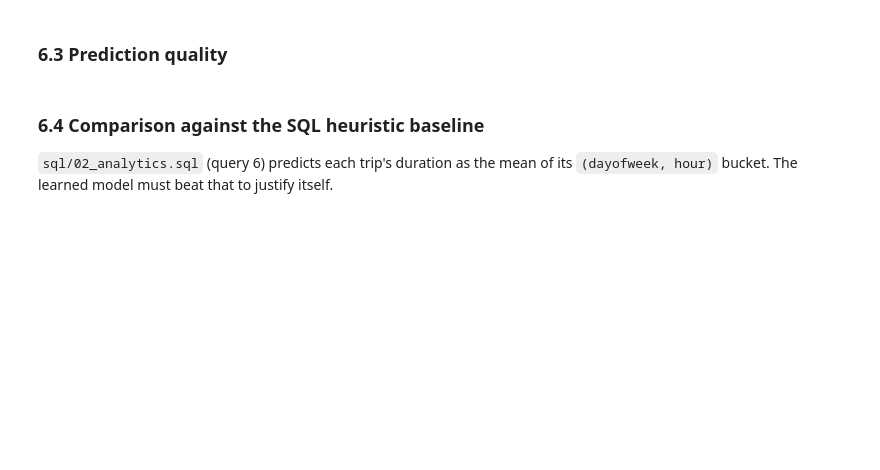
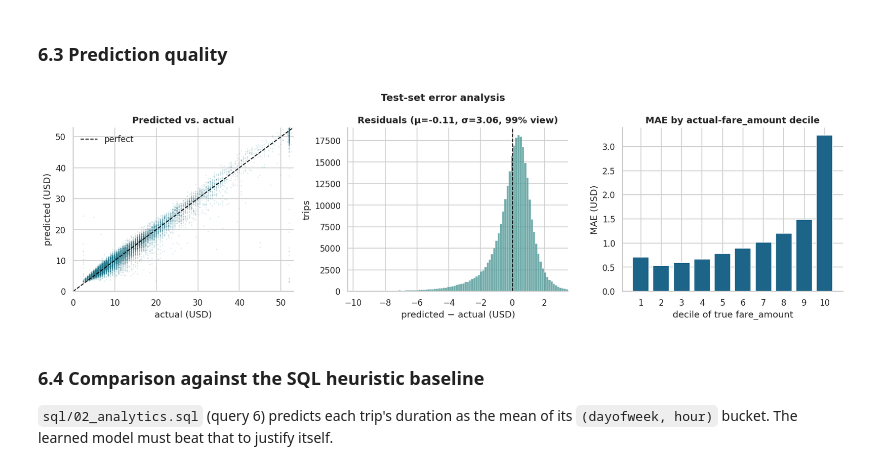
Before and after one commit to AndrewVynnytskyi/Nyc-taxi-trip, a Jupyter notebook: notebooks/01_baseline_training.ipynb, the cells around one changed output. Cells and saved outputs as stored; diff of their text form; code cells hidden in the pictures; blank space fills up the shorter version.

```diff
--- a/notebooks/01_baseline_training.ipynb
+++ b/notebooks/01_baseline_training.ipynb
@@ -233,34 +338,53 @@ pd.DataFrame(
 # %%
 y_pred, y_true = trainer.predict(datamodule.test_dataloader())
 residuals = y_pred - y_true
 
 fig, axes = plt.subplots(1, 3, figsize=(15, 4.4))
 
-sample = np.random.default_rng(cfg.project.seed).choice(len(y_true), size=min(20_000, len(y_true)), replace=False)
-axes[0].scatter(y_true[sample], y_pred[sample], s=3, alpha=0.15, color=PALETTE[3], edgecolors="none")
+rng = np.random.default_rng(cfg.project.seed)
+sample = rng.choice(len(y_true), size=min(20_000, len(y_true)), replace=False)
+axes[0].scatter(
+    y_true[sample], y_pred[sample], s=3, alpha=0.15, color=PALETTE[3], edgecolors="none"
+)
 limit = float(np.percentile(y_true, 99.5))
 axes[0].plot([0, limit], [0, limit], ls="--", lw=1.2, color="black", label="perfect")
-axes[0].set(title="Predicted vs. actual", xlabel=f"actual ({UNIT})",
-            ylabel=f"predicted ({UNIT})", xlim=(0, limit), ylim=(0, limit))
+axes[0].set(
+    title="Predicted vs. actual",
+    xlabel=f"actual ({UNIT})",
+    ylabel=f"predicted ({UNIT})",
+    xlim=(0, limit),
+    ylim=(0, limit),
+)
 axes[0].legend(frameon=False)
 
-sns.histplot(residuals, bins=100, ax=axes[1], color=PALETTE[2])
+# μ and σ are computed on ALL residuals; only the plotted range is trimmed.
+low, high = np.percentile(residuals, [0.5, 99.5])
+visible = residuals[(residuals >= low) & (residuals <= high)]
+sns.histplot(visible, bins=100, ax=axes[1], color=PALETTE[2])
 axes[1].axvline(0, ls="--", lw=1.2, color="black")
-axes[1].set(title=f"Residuals (μ={residuals.mean():.2f}, σ={residuals.std():.2f})",
-            xlabel=f"predicted − actual ({UNIT})", ylabel="trips")
-axes[1].set_xlim(np.percentile(residuals, 0.5), np.percentile(residuals, 99.5))
+axes[1].set(
+    title=f"Residuals (μ={residuals.mean():.2f}, σ={residuals.std():.2f}, 99% view)",
+    xlabel=f"predicted − actual ({UNIT})",
+    ylabel="trips",
+)
+axes[1].set_xlim(low, high)
 
 bins = np.percentile(y_true, np.linspace(0, 100, 11))
 bin_index = np.clip(np.digitize(y_true, bins[1:-1]), 0, 9)
 bin_mae = [np.abs(residuals[bin_index == i]).mean() for i in range(10)]
 axes[2].bar(range(1, 11), bin_mae, color=PALETTE[4])
-axes[2].set(title=f"MAE by actual-{TARGET} decile", xlabel=f"decile of true {TARGET}",
-            ylabel=f"MAE ({UNIT})")
+axes[2].set(
+    title=f"MAE by actual-{TARGET} decile",
+    xlabel=f"decile of true {TARGET}",
+    ylabel=f"MAE ({UNIT})",
+)
 axes[2].set_xticks(range(1, 11))
 
 fig.suptitle("Test-set error analysis", fontsize=13, fontweight="semibold")
 fig.tight_layout()
 plt.show()
+# %% [output]
+[figure, added]
 # %% [markdown]
 ### 6.4 Comparison against the SQL heuristic baseline
 
```
Also changed, not shown: parts of 13 cells of this notebook, 6 other files.
